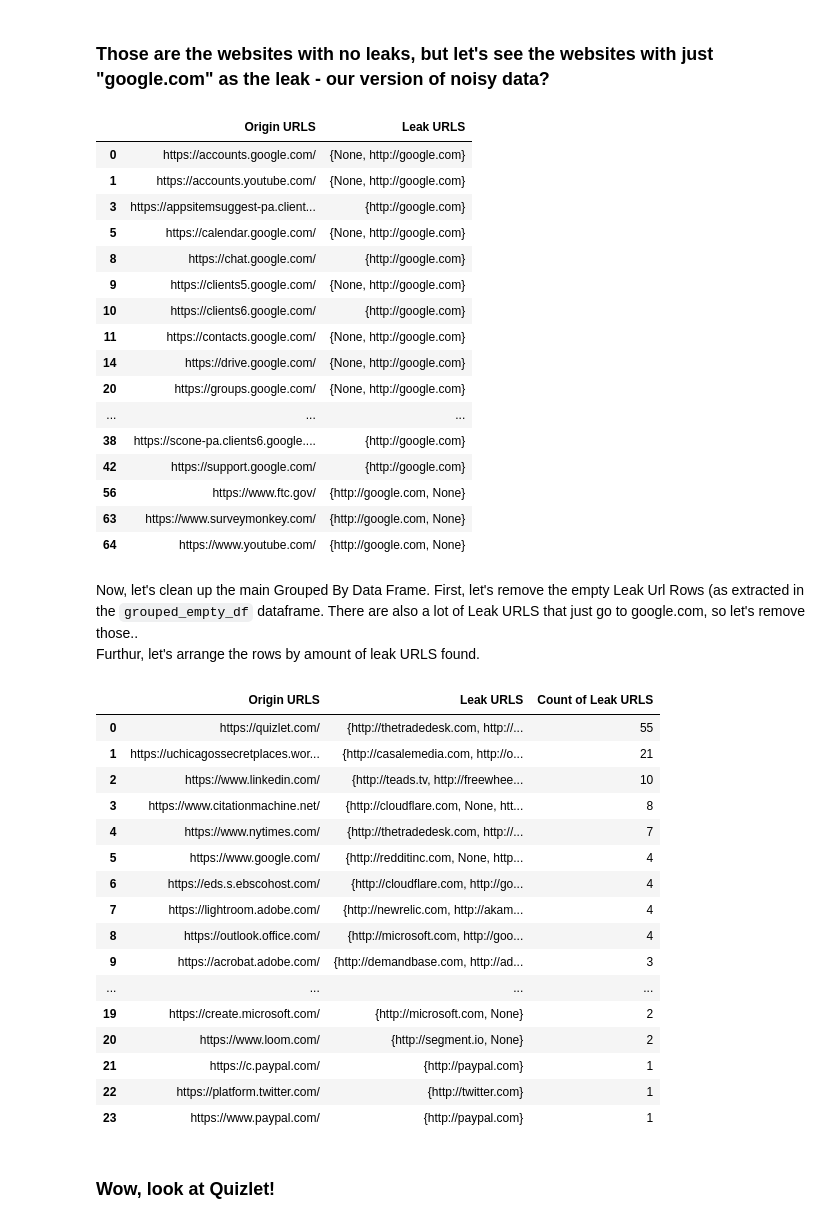
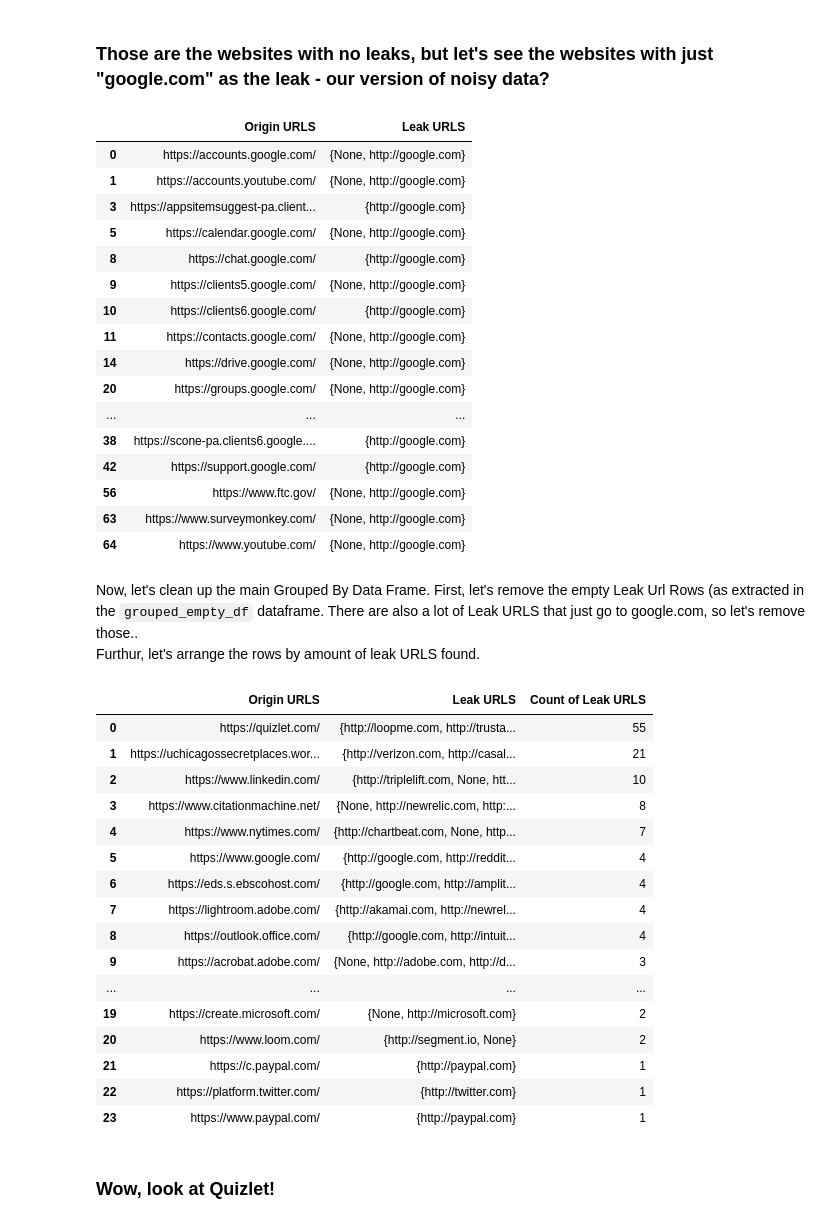
Before and after one commit to NoahApthorpe/EdTechInspector, a Jupyter notebook: EDA/25thJuly_DA_output_rewriting.ipynb, the cells around one changed output. Saved outputs shown, nothing was run; the diff lists cells and outputs as text; code cells hidden in the pictures.

```diff
--- a/EDA/25thJuly_DA_output_rewriting.ipynb
+++ b/EDA/25thJuly_DA_output_rewriting.ipynb
@@ -58,3 +78,9 @@ for d in maindata:
+# %%
+filtered_data1_empty = []
+for d in maindata:
+  if d.get('report') != None: #not empty
+    if d.get('report').get('initiator_domain') == None:
+        filtered_data1.append(d)
 # %% [markdown]
 I think maybe a better initial filtering would be to remove data where the initiator domain data is not collected. I think now is a good time to define two important cateogires for websites collected, throughout the rest of this data analysis <br>
 **Initiator Domain:**   The website where the user lands, where the leak then occurs.
@@ -141,0 +171,19 @@ There are 65 unique origin urls
+# %%
+Leak_URLS = []
+Origin_URLS = []
+Leak_Types = []
+for d in filtered_data1:
+    rep = d['report']
+    Origin_URLS.append(rep['initiator_domain'])
+    if rep.get('url_leak_type') != None:
+        Leak_Types.append(tuple(rep['url_leak_type']))
+    else: Leak_Types.append(("None"))
+    if rep.get('tracker_info') != None:
+        if rep['tracker_info'].get('tracker').get('owner').get('url') != None:
+            #all reports with tracker info, have the following
+            Leak_URLS.append(d['report']['tracker_info']['tracker']['owner']['url'])
+        else: Leak_URLS.append("None")
+    else: Leak_URLS.append("None")
+
+df_urls = pd.DataFrame.from_dict({'Origin URLS': Origin_URLS,'Leak URLS': Leak_URLS, 'URL Leak Types': Leak_Types})
+df_urls.iloc[14000:14020]
@@ -166,0 +279,3 @@ This is a better view, but now let's make a bit more sense of it. First, let's s
+# %%
+grouped_simple_df = df_urls.groupby('Origin URLS')['Leak URLS'].apply(set).reset_index(name = "Leak URLS")
+grouped_simple_df
@@ -195,7 +325,7 @@ So, there are 17 websites from the 65 total where a leak is being triggered, but
 # %% [markdown]
 ### Those are the websites with no leaks, but let's see the websites with just "google.com" as the leak  - our version of noisy data?
 # %%
-grouped_google_df = grouped_df.loc[(grouped_df["Leak URLS"] == {"http://google.com"}) | (grouped_df["Leak URLS"] == {'None', "http://google.com"})]
+grouped_google_df = grouped_simple_df.loc[(grouped_simple_df["Leak URLS"] == {"http://google.com"}) | (grouped_simple_df["Leak URLS"] == {'None', "http://google.com"})]
 grouped_google_df
 # %% [output]
 |  | Origin URLS | Leak URLS |
@@ -212,33 +342,33 @@ grouped_google_df
 | ... | ... | ... |
 | 38 | https://scone-pa.clients6.google.... | {http://google.com} |
 | 42 | https://support.google.com/ | {http://google.com} |
-| 56 | https://www.ftc.gov/ | {http://google.com, None} |
-| 63 | https://www.surveymonkey.com/ | {http://google.com, None} |
-| 64 | https://www.youtube.com/ | {http://google.com, None} |
+| 56 | https://www.ftc.gov/ | {None, http://google.com} |
+| 63 | https://www.surveymonkey.com/ | {None, http://google.com} |
+| 64 | https://www.youtube.com/ | {None, http://google.com} |
 # %% [markdown]
 Now, let's clean up the main Grouped By Data Frame. First, let's remove the empty Leak Url Rows (as extracted in the `grouped_empty_df` dataframe. There are also a lot of Leak URLS that just go to google.com, so let's remove those..<br>
 Furthur, let's arrange the rows by amount of leak URLS found.
 # %%
-grouped_df.drop(grouped_df[grouped_df["Leak URLS"] == {"None"}].index, inplace = True)
-grouped_df.drop(grouped_df[grouped_df["Leak URLS"] == {"http://google.com"}].index, inplace = True)
-grouped_df.drop(grouped_df[grouped_df["Leak URLS"] == {'None', "http://google.com"}].index, inplace = True)
-grouped_df['Count of Leak URLS'] = grouped_df['Leak URLS'].str.len()
-grouped_df.sort_values(by = 'Count of Leak URLS',ascending = False, inplace=True)
-grouped_df.reset_index(drop=True)
+grouped_simple_df.drop(grouped_simple_df[grouped_simple_df["Leak URLS"] == {"None"}].index, inplace = True)
+grouped_simple_df.drop(grouped_simple_df[grouped_simple_df["Leak URLS"] == {"http://google.com"}].index, inplace = True)
+grouped_simple_df.drop(grouped_simple_df[grouped_simple_df["Leak URLS"] == {'None', "http://google.com"}].index, inplace = True)
+grouped_simple_df['Count of Leak URLS'] = grouped_simple_df['Leak URLS'].str.len()
+grouped_simple_df.sort_values(by = 'Count of Leak URLS',ascending = False, inplace=True)
+grouped_simple_df.reset_index(drop=True)
 # %% [output]
 |  | Origin URLS | Leak URLS | Count of Leak URLS |
-| 0 | https://quizlet.com/ | {http://thetradedesk.com, http://... | 55 |
-| 1 | https://uchicagossecretplaces.wor... | {http://casalemedia.com, http://o... | 21 |
-| 2 | https://www.linkedin.com/ | {http://teads.tv, http://freewhee... | 10 |
-| 3 | https://www.citationmachine.net/ | {http://cloudflare.com, None, htt... | 8 |
-| 4 | https://www.nytimes.com/ | {http://thetradedesk.com, http://... | 7 |
-| 5 | https://www.google.com/ | {http://redditinc.com, None, http... | 4 |
-| 6 | https://eds.s.ebscohost.com/ | {http://cloudflare.com, http://go... | 4 |
-| 7 | https://lightroom.adobe.com/ | {http://newrelic.com, http://akam... | 4 |
-| 8 | https://outlook.office.com/ | {http://microsoft.com, http://goo... | 4 |
-| 9 | https://acrobat.adobe.com/ | {http://demandbase.com, http://ad... | 3 |
+| 0 | https://quizlet.com/ | {http://loopme.com, http://trusta... | 55 |
+| 1 | https://uchicagossecretplaces.wor... | {http://verizon.com, http://casal... | 21 |
+| 2 | https://www.linkedin.com/ | {http://triplelift.com, None, htt... | 10 |
+| 3 | https://www.citationmachine.net/ | {None, http://newrelic.com, http:... | 8 |
+| 4 | https://www.nytimes.com/ | {http://chartbeat.com, None, http... | 7 |
+| 5 | https://www.google.com/ | {http://google.com, http://reddit... | 4 |
+| 6 | https://eds.s.ebscohost.com/ | {http://google.com, http://amplit... | 4 |
+| 7 | https://lightroom.adobe.com/ | {http://akamai.com, http://newrel... | 4 |
+| 8 | https://outlook.office.com/ | {http://google.com, http://intuit... | 4 |
+| 9 | https://acrobat.adobe.com/ | {None, http://adobe.com, http://d... | 3 |
 | ... | ... | ... | ... |
-| 19 | https://create.microsoft.com/ | {http://microsoft.com, None} | 2 |
+| 19 | https://create.microsoft.com/ | {None, http://microsoft.com} | 2 |
 | 20 | https://www.loom.com/ | {http://segment.io, None} | 2 |
 | 21 | https://c.paypal.com/ | {http://paypal.com} | 1 |
 | 22 | https://platform.twitter.com/ | {http://twitter.com} | 1 |
```
Also changed, not shown: parts of 82 cells of this notebook, 1 other file.
